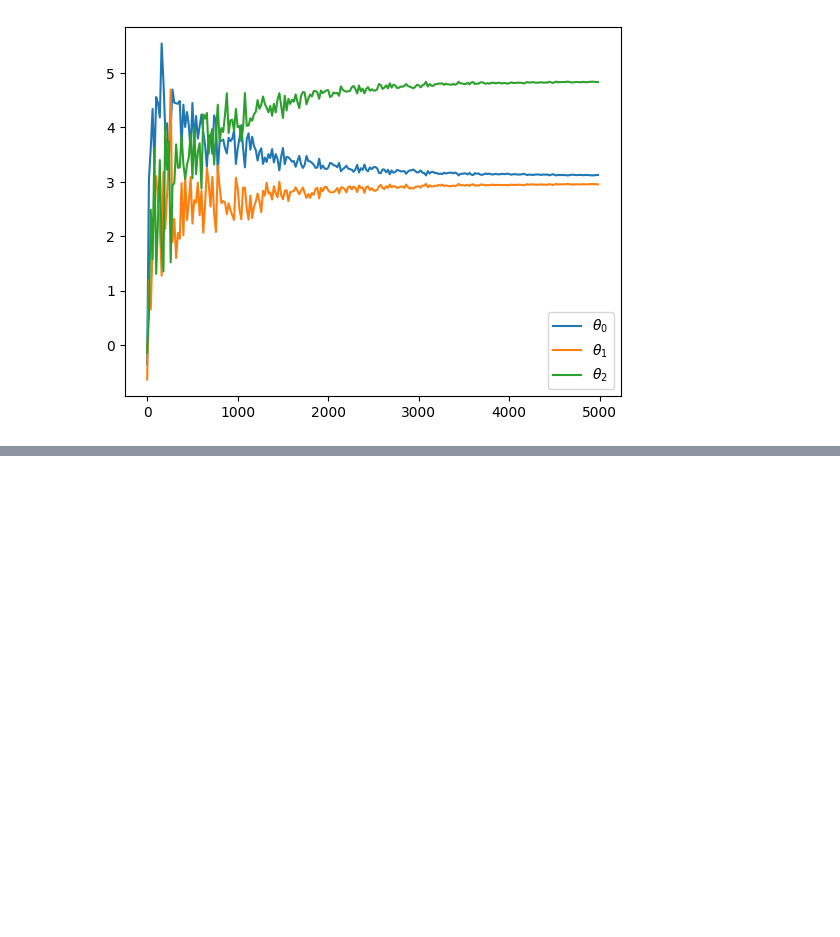
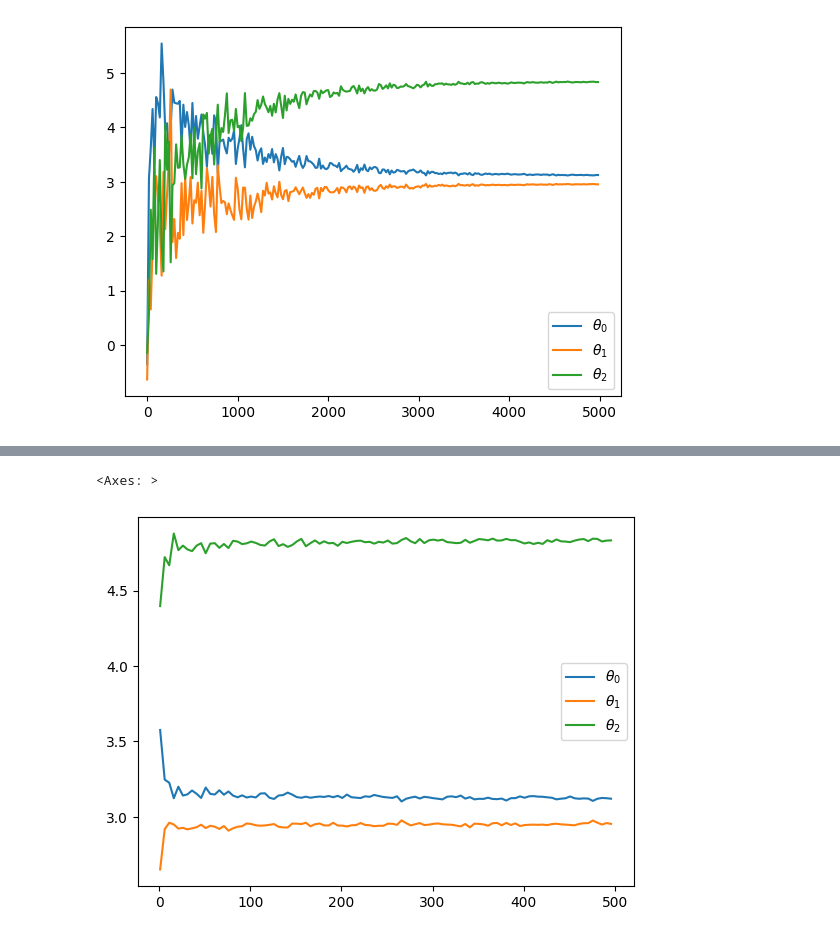
Before and after one commit to Canesp/Machine-learning-Philip-de-Canesie, a Jupyter notebook: Exercises/Exercises_Lec_02.ipynb, the cells around one changed output, grey strips where cells are left out. Saved outputs shown, nothing was run; the diff lists cells and outputs as text; code cells hidden in the pictures; blank space fills up the shorter version.

```diff
--- a/Exercises/Exercises_Lec_02.ipynb
+++ b/Exercises/Exercises_Lec_02.ipynb
@@ -116,0 +123,38 @@ sns.lineplot(x= steps, y= theta_2, label= r"$\theta_2$")
+# %%
+theta_0 = []
+theta_1 = []
+theta_2 = []
+
+steps = range(1, 500, 5)
+
+def learning_rate_schedule(t):
+    t0, t1 = 5, 50
+    return t0 / (t + t1)
+
+for x in steps:
+
+    theta = np.random.randn(X.shape[1], 1)
+
+    m = len(X)
+
+    for epoch in range(x):
+
+        for i in range(m):
+            random_index = np.random.randint(m)
+            x_i = X[random_index : random_index + 1]
+            y_i = y[random_index : random_index + 1]
+
+            gradient = 2 * x_i.T.dot(x_i.dot(theta) - y_i)
+            eta = learning_rate_schedule(epoch*m+i)
+            theta -= eta*gradient
+
+    theta_0.append(float(theta[0]))
+    theta_1.append(float(theta[1]))
+    theta_2.append(float(theta[2]))
+# %%
+sns.lineplot(x= steps, y= theta_0, label= r"$\theta_0$")
+sns.lineplot(x= steps, y= theta_1, label= r"$\theta_1$")
+sns.lineplot(x= steps, y= theta_2, label= r"$\theta_2$")
+# %% [output]
+<Axes: >
+[figure, added]
```
Also changed, not shown: parts of 1 cell of this notebook, 1 other file.
